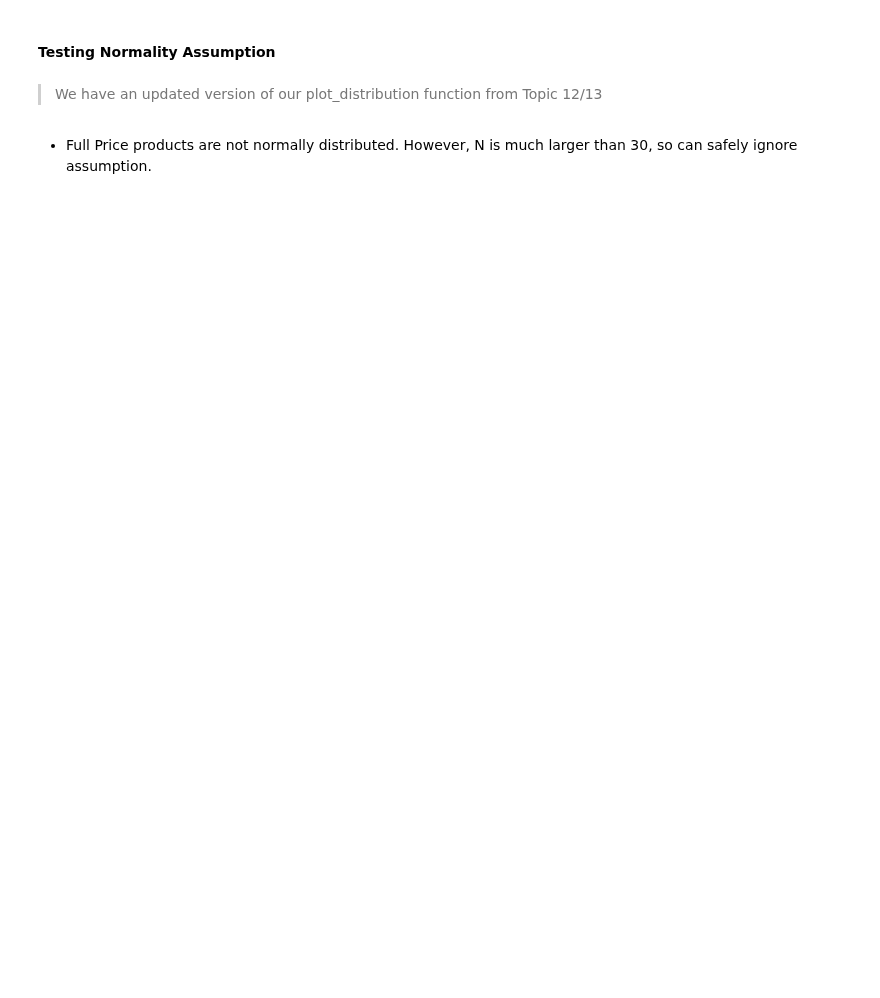
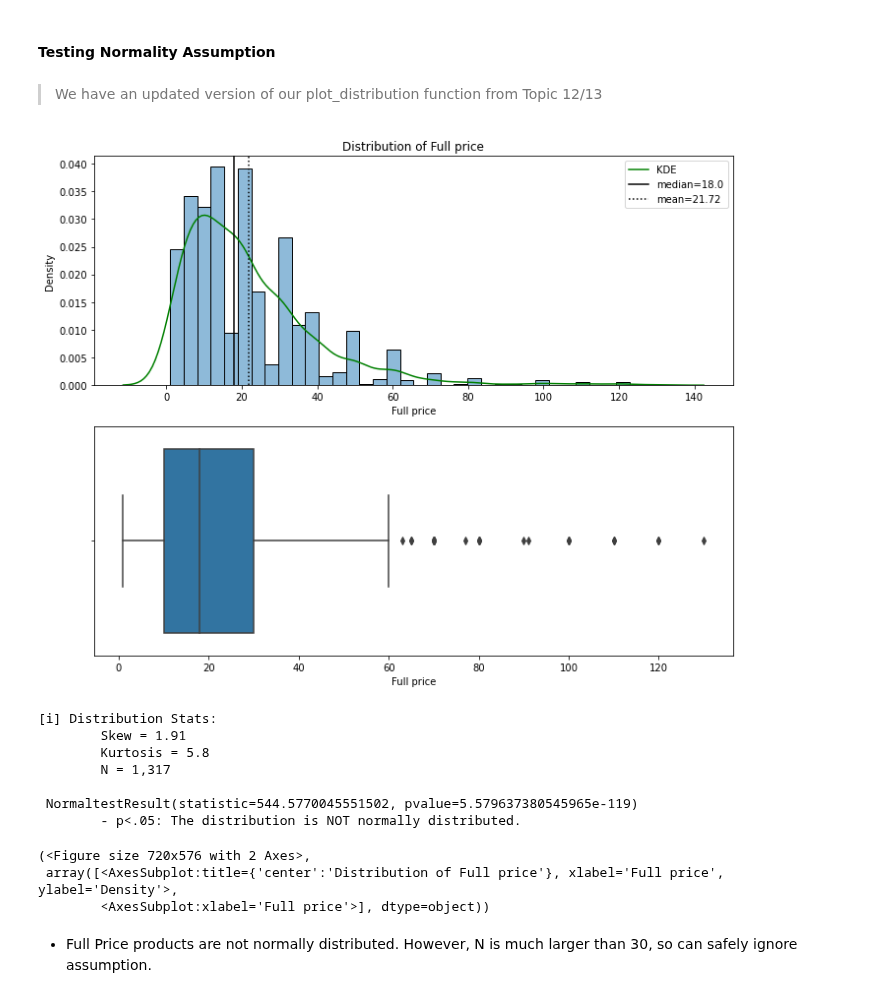
Before and after one commit to flatiron-school/Online-DS-FT-022221-Cohort-Notes, a Jupyter notebook: Phase_2/topic_14_hypothesis_testing/topic_14_hypothesis_testing-SG.ipynb, the cells around one changed output. Drawn from its saved outputs; the diff is of its cells as text; code cells hidden in the pictures; blank space fills up the shorter version.

```diff
--- a/Phase_2/topic_14_hypothesis_testing/topic_14_hypothesis_testing-SG.ipynb
+++ b/Phase_2/topic_14_hypothesis_testing/topic_14_hypothesis_testing-SG.ipynb
@@ -344,2 +348,19 @@ import functions as fn
+# %%
+## Get Full Price Product Quantities
+fullprice_products = df.loc[df['discounted']=='Full Price','Quantity']#
+fullprice_products.name ='Full price'
+sg.plot_distribution(fullprice_products)
+# %% [output]
+[figure, added]
+[i] Distribution Stats:
+        Skew = 1.91
+        Kurtosis = 5.8
+        N = 1,317
+
+ NormaltestResult(statistic=544.5770045551502, pvalue=5.579637380545965e-119)
+        - p<.05: The distribution is NOT normally distributed.
+(<Figure size 720x576 with 2 Axes>,
+ array([<AxesSubplot:title={'center':'Distribution of Full price'}, xlabel='Full price', ylabel='Density'>,
+        <AxesSubplot:xlabel='Full price'>], dtype=object))
 # %% [markdown]
 - Full Price products are not normally distributed. However, N is much larger than 30, so can safely ignore assumption.
```
Also changed, not shown: parts of 11 cells of this notebook, 3 other files.
